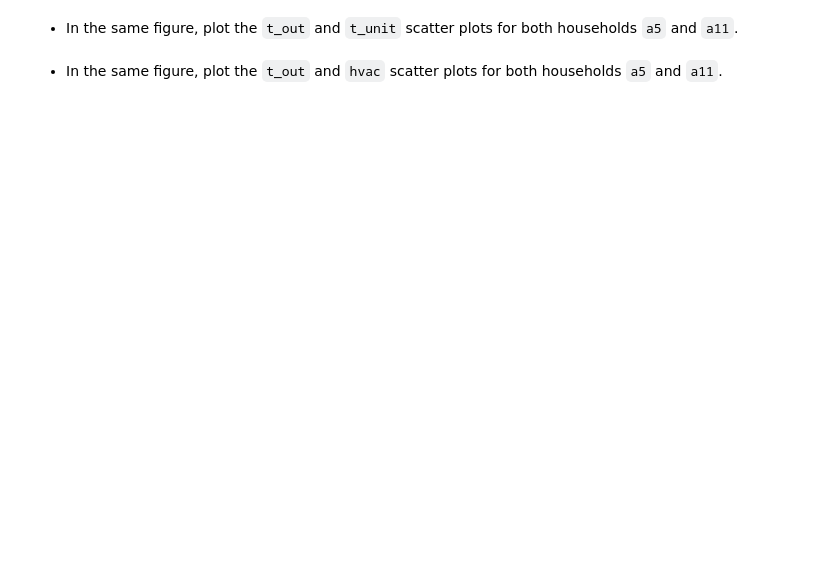
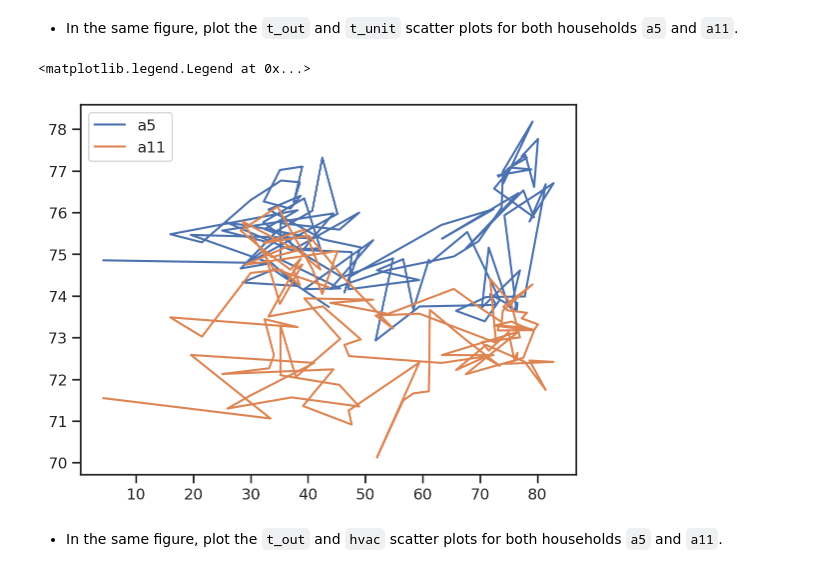
Before and after one commit to skrocket/ME239, a Jupyter notebook: lecture06/homework_06.ipynb, the cells around one changed output. Cells and saved outputs as stored; diff of their text form; code cells hidden in the pictures; blank space fills up the shorter version.

```diff
--- a/lecture06/homework_06.ipynb
+++ b/lecture06/homework_06.ipynb
@@ -111,2 +175,9 @@ df_a5.head()
+# %%
+plt.plot(df_a5.t_out, df_a5.t_unit, label = "a5")
+plt.plot(df_a11.t_out, df_a11.t_unit, label = "a11")
+plt.legend()
+# %% [output]
+<matplotlib.legend.Legend at 0x...>
+[figure, added]
 # %% [markdown]
 + In the same figure, plot the `t_out` and `hvac` scatter plots for both households `a5` and `a11`.
```
Also changed, not shown: parts of 36 cells of this notebook.
